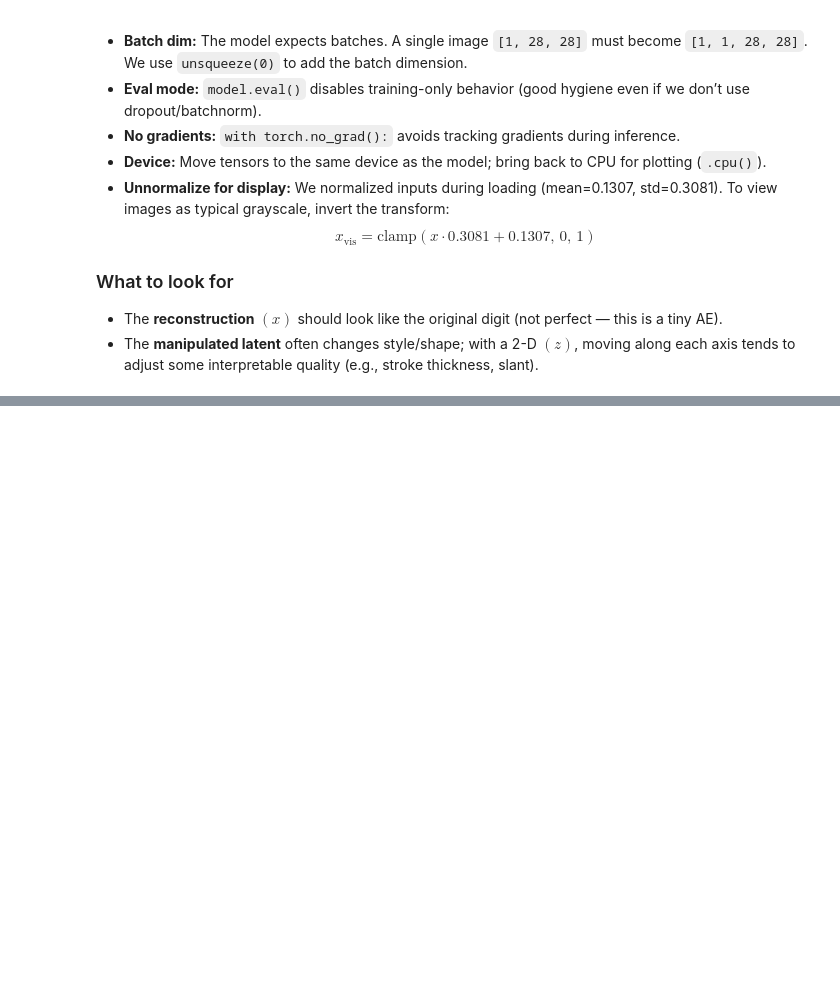
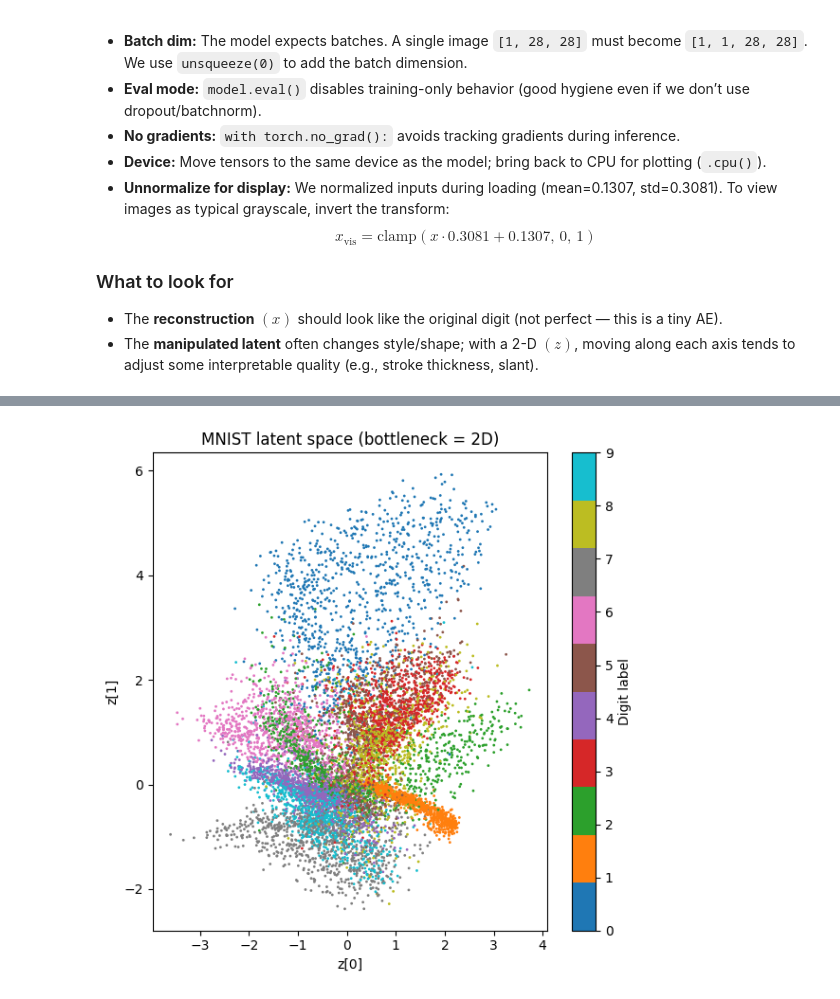
Before and after one commit to martinaspeciale/pytorch-deep-learning, a Jupyter notebook: university_exercises/live-ex1.ipynb, the cells around one changed output, grey strips where cells are left out. Drawn from its saved outputs; the diff is of its cells as text; code cells hidden in the pictures; blank space fills up the shorter version.

Commit message:
Kaggle Notebook | university_exercises/live_ex1 | feat: encode test set + 2D latent scatter plot

```diff
--- a/university_exercises/live-ex1.ipynb
+++ b/university_exercises/live-ex1.ipynb
@@ -408,0 +419,21 @@ Edited   z: [[1. 1.]]
+# %%
+import torch
+
+# DataLoader over the test set
+test_dl = torch.utils.data.DataLoader(test_mnist, batch_size=32, shuffle=False)
+
+model.eval()
+allfeatures = []
+allclasses = []
+
+with torch.no_grad():
+    for xb, yb in test_dl:
+        xb = xb.to(DEVICE)                      # [B, 1, 28, 28]
+        z  = model.encode(xb)                   # [B, 2]
+        allfeatures.extend(z.detach().cpu().tolist())
+        allclasses.extend(yb.cpu().tolist())
+
+# Convert to tensors for convenience (optional)
+allfeatures = torch.tensor(allfeatures)         # [N, 2]
+allclasses  = torch.tensor(allclasses)          # [N]
+print("Latents shape:", allfeatures.shape, "Labels shape:", allclasses.shape)
@@ -408,0 +458,19 @@ Edited   z: [[1. 1.]]
+# %%
+import matplotlib.pyplot as plt
+
+# If you kept them as tensors, you can also convert to numpy:
+xv = allfeatures[:, 0].numpy()
+yv = allfeatures[:, 1].numpy()
+cv = allclasses.numpy()
+
+plt.figure(figsize=(6, 6))
+sc = plt.scatter(xv, yv, c=cv, s=1, cmap="tab10")
+cbar = plt.colorbar(sc, ticks=range(10))
+cbar.set_label("Digit label")
+plt.title("MNIST latent space (bottleneck = 2D)")
+plt.xlabel("z[0]")
+plt.ylabel("z[1]")
+plt.tight_layout()
+plt.show()
+# %% [output]
+[figure, added]
```
Also changed, not shown: parts of 5 cells of this notebook.
